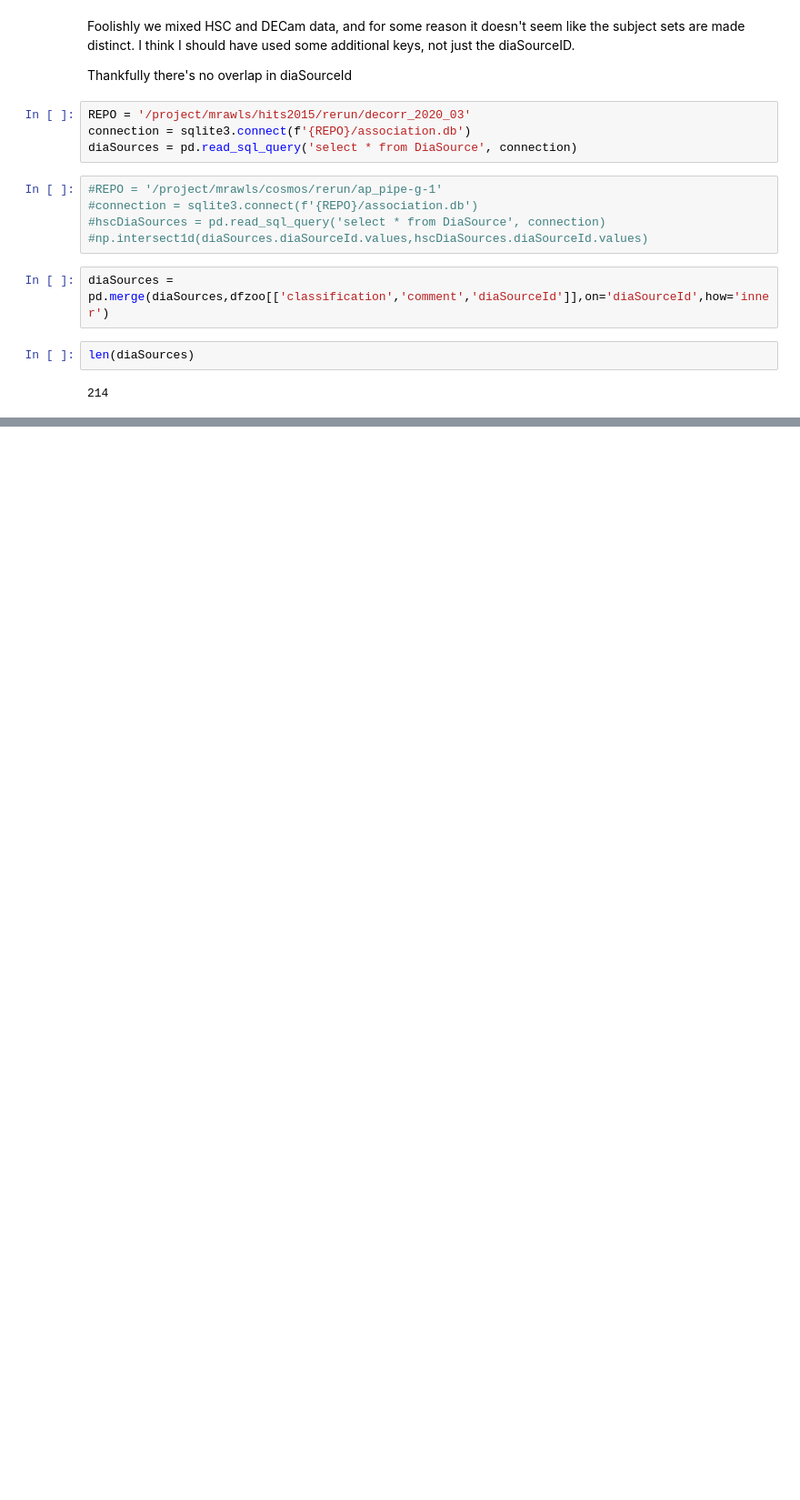
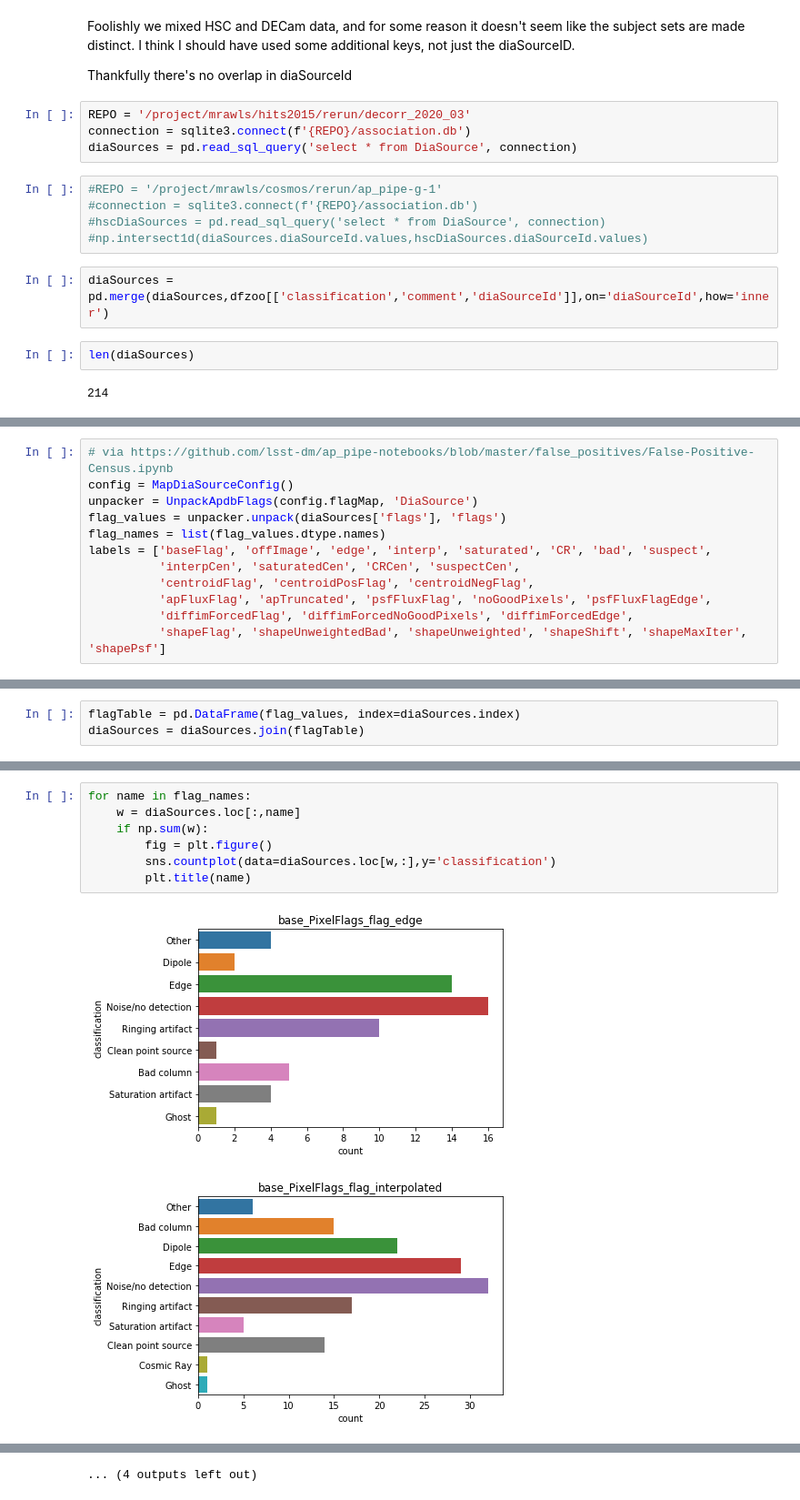
Before and after one commit to lsst/alert_packet, a Jupyter notebook: examples/zooniverse_analysis.ipynb, the cells around one changed output, grey strips where cells are left out. Shown: that part at 91% size. Drawn from its saved outputs; the diff is of its cells as text; blank space fills up the shorter version.

```diff
--- a/examples/zooniverse_analysis.ipynb
+++ b/examples/zooniverse_analysis.ipynb
@@ -60,0 +75,12 @@ TypeError: unsupported operand type(s) for /: 'str' and 'int'
+# %%
+# via https://github.com/lsst-dm/ap_pipe-notebooks/blob/master/false_positives/False-Positive-Census.ipynb
+config = MapDiaSourceConfig()
+unpacker = UnpackApdbFlags(config.flagMap, 'DiaSource')
+flag_values = unpacker.unpack(diaSources['flags'], 'flags')
+flag_names = list(flag_values.dtype.names)
+labels = ['baseFlag', 'offImage', 'edge', 'interp', 'saturated', 'CR', 'bad', 'suspect',
+          'interpCen', 'saturatedCen', 'CRCen', 'suspectCen',
+          'centroidFlag', 'centroidPosFlag', 'centroidNegFlag',
+          'apFluxFlag', 'apTruncated', 'psfFluxFlag', 'noGoodPixels', 'psfFluxFlagEdge',
+          'diffimForcedFlag', 'diffimForcedNoGoodPixels', 'diffimForcedEdge',
+          'shapeFlag', 'shapeUnweightedBad', 'shapeUnweighted', 'shapeShift', 'shapeMaxIter', 'shapePsf']
@@ -60,0 +107,3 @@ TypeError: unsupported operand type(s) for /: 'str' and 'int'
+# %%
+flagTable = pd.DataFrame(flag_values, index=diaSources.index)
+diaSources = diaSources.join(flagTable)
@@ -60,0 +126,10 @@ TypeError: unsupported operand type(s) for /: 'str' and 'int'
+# %%
+for name in flag_names:
+    w = diaSources.loc[:,name]
+    if np.sum(w):
+        fig = plt.figure()
+        sns.countplot(data=diaSources.loc[w,:],y='classification')
+        plt.title(name)
+# %% [output]
+[figure, added]
+[figure, added]
@@ -60,0 +146 @@ TypeError: unsupported operand type(s) for /: 'str' and 'int'
+... (4 outputs left out)
```
Also changed, not shown: parts of 17 cells of this notebook.
